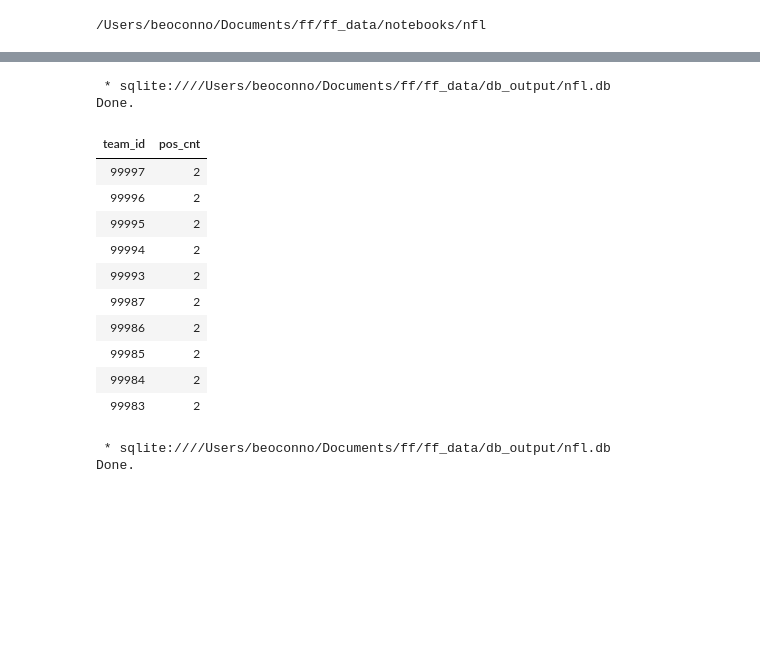
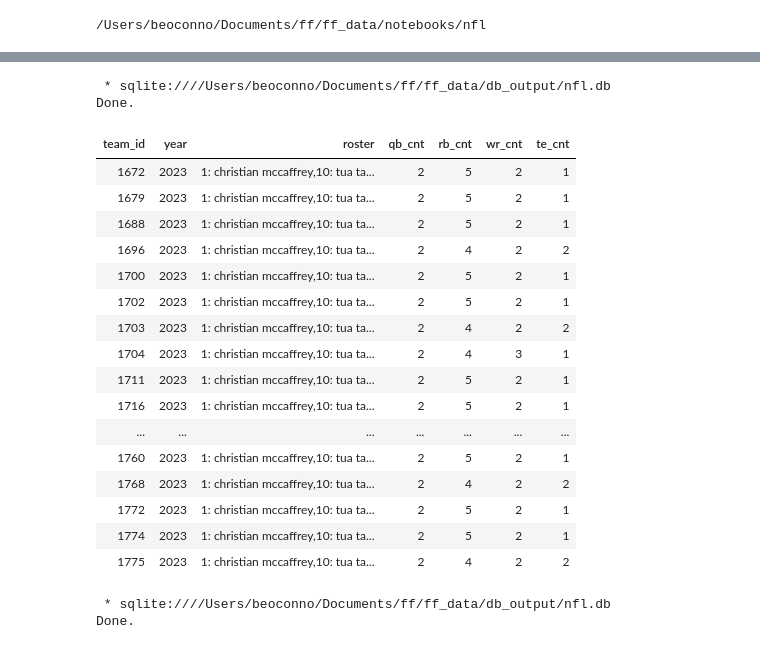
Before and after one commit to uobeno/ff_data, a Jupyter notebook: notebooks/nfl/IntroNotebook.ipynb, the cells around one changed output, grey strips where cells are left out. Cells and saved outputs as stored; diff of their text form; code cells hidden in the pictures; blank space fills up the shorter version.

```diff
--- a/notebooks/nfl/IntroNotebook.ipynb
+++ b/notebooks/nfl/IntroNotebook.ipynb
@@ -20,31 +197,41 @@ db_string = f"sqlite:///{db_file_path}"
 # %%
 %%sql
 SELECT
     team_id,
-    COUNT(DISTINCT position) AS pos_cnt
+    year,
+    GROUP_CONCAT(round || ': ' || name) AS roster,
+    SUM(IIF(position = 'QB', 1, 0)) AS qb_cnt,
+    SUM(IIF(position = 'RB', 1, 0)) AS rb_cnt,
+    SUM(IIF(position = 'WR', 1, 0)) AS wr_cnt,
+    SUM(IIF(position = 'TE', 1, 0)) AS te_cnt
 FROM draft_combos_dr10
-WHERE 1=1
-GROUP BY 1
-HAVING
-    COUNT(DISTINCT position) = 2
-    AND (SUM(IIF(position = 'RB',1,0)) = 1)
-    AND (SUM(IIF(position = 'WR',1,0)) = 4)
-ORDER BY 2 DESC
-LIMIT 10
+GROUP BY 1, 2
+HAVING SUM(IIF(position = 'QB', 1, 0)) > 1
+    AND SUM(IIF(position = 'RB', 1, 0)) >= 2
+    AND SUM(IIF(position = 'WR', 1, 0)) >= 2
+    AND SUM(IIF(position = 'TE', 1, 0)) >= 1
+ORDER BY 4 ASC
+LIMIT 20
 # %% [output]
  * sqlite:////Users/beoconno/Documents/ff/ff_data/db_output/nfl.db
 Done.
-| team_id | pos_cnt |
-| 99997 | 2 |
-| 99996 | 2 |
-| 99995 | 2 |
-| 99994 | 2 |
-| 99993 | 2 |
-| 99987 | 2 |
-| 99986 | 2 |
-| 99985 | 2 |
-| 99984 | 2 |
-| 99983 | 2 |
+| team_id | year | roster | qb_cnt | rb_cnt | wr_cnt | te_cnt |
+| 1672 | 2023 | 1: christian mccaffrey,10: tua ta... | 2 | 5 | 2 | 1 |
+| 1679 | 2023 | 1: christian mccaffrey,10: tua ta... | 2 | 5 | 2 | 1 |
+| 1688 | 2023 | 1: christian mccaffrey,10: tua ta... | 2 | 5 | 2 | 1 |
+| 1696 | 2023 | 1: christian mccaffrey,10: tua ta... | 2 | 4 | 2 | 2 |
+| 1700 | 2023 | 1: christian mccaffrey,10: tua ta... | 2 | 5 | 2 | 1 |
+| 1702 | 2023 | 1: christian mccaffrey,10: tua ta... | 2 | 5 | 2 | 1 |
+| 1703 | 2023 | 1: christian mccaffrey,10: tua ta... | 2 | 4 | 2 | 2 |
+| 1704 | 2023 | 1: christian mccaffrey,10: tua ta... | 2 | 4 | 3 | 1 |
+| 1711 | 2023 | 1: christian mccaffrey,10: tua ta... | 2 | 5 | 2 | 1 |
+| 1716 | 2023 | 1: christian mccaffrey,10: tua ta... | 2 | 5 | 2 | 1 |
+| ... | ... | ... | ... | ... | ... | ... |
+| 1760 | 2023 | 1: christian mccaffrey,10: tua ta... | 2 | 5 | 2 | 1 |
+| 1768 | 2023 | 1: christian mccaffrey,10: tua ta... | 2 | 4 | 2 | 2 |
+| 1772 | 2023 | 1: christian mccaffrey,10: tua ta... | 2 | 5 | 2 | 1 |
+| 1774 | 2023 | 1: christian mccaffrey,10: tua ta... | 2 | 5 | 2 | 1 |
+| 1775 | 2023 | 1: christian mccaffrey,10: tua ta... | 2 | 4 | 2 | 2 |
 # %%
 %%sql
 WITH prep AS (
```
Also changed, not shown: parts of 29 cells of this notebook, 27 other files.
